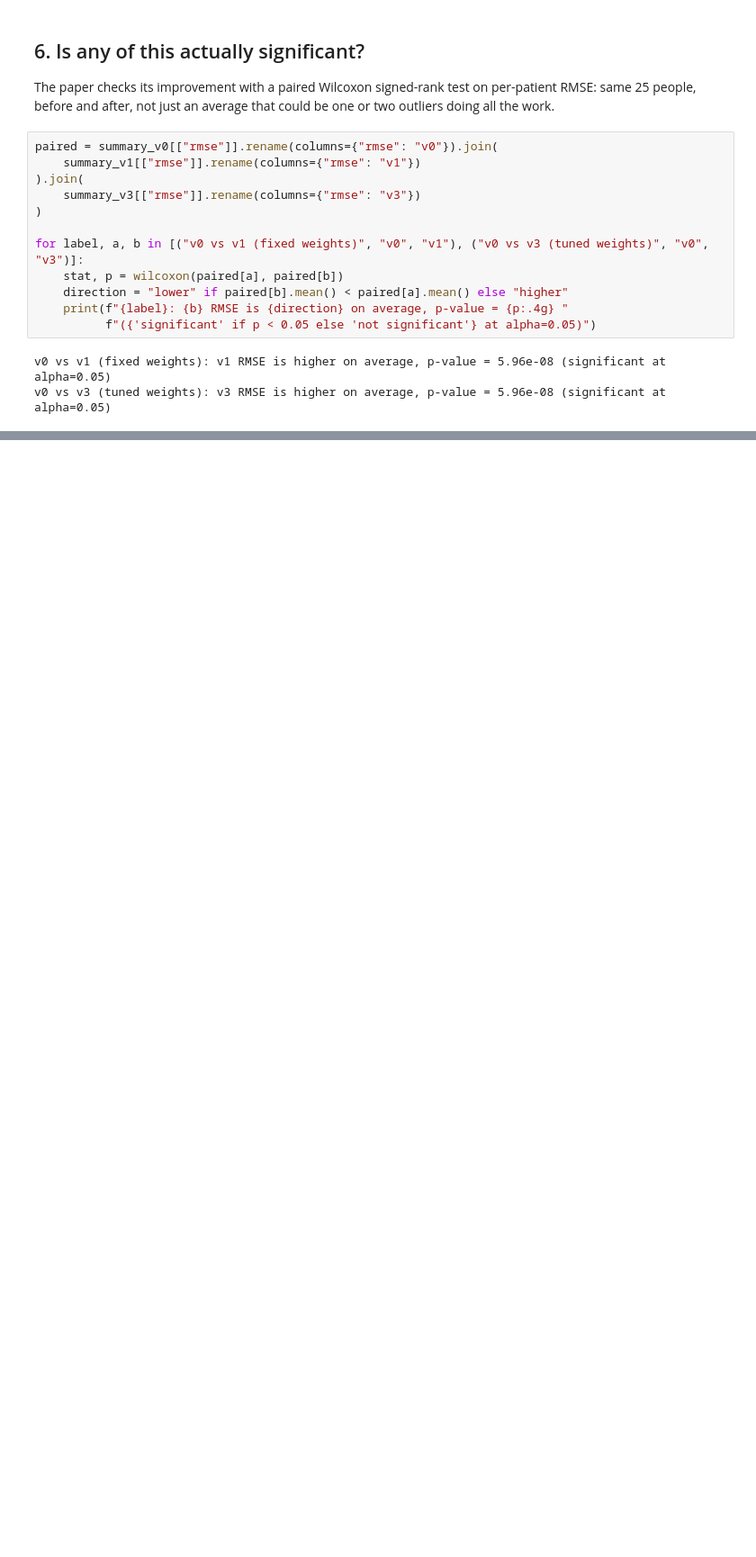
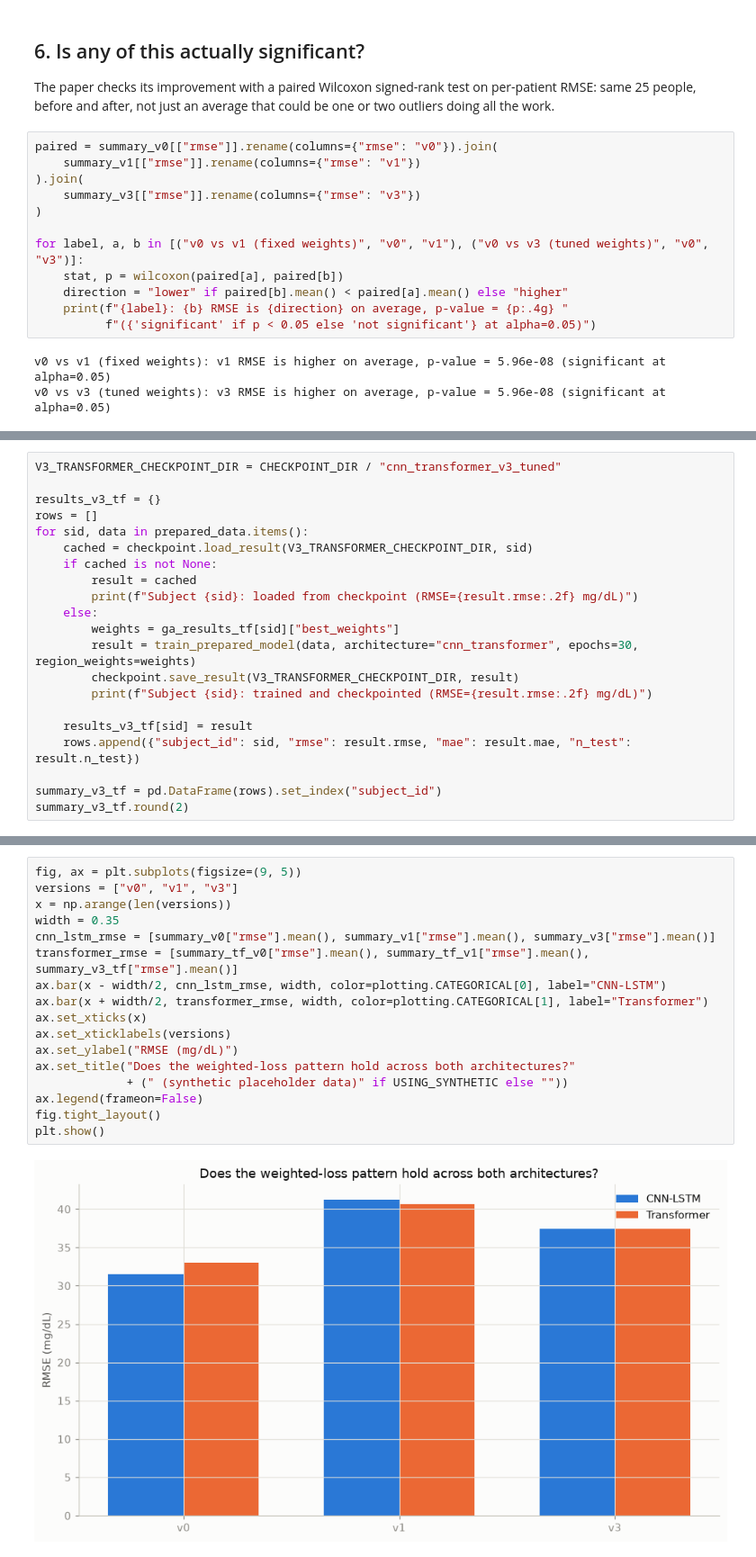
Before and after one commit to TomerWeissman/azt1d-analysis, a Jupyter notebook: notebooks/05_glimmer_v3_full_replication.ipynb, the cells around one changed output, grey strips where cells are left out. Shown at 90% size. Saved outputs shown, nothing was run; the diff lists cells and outputs as text; blank space fills up the shorter version.

```diff
--- a/notebooks/05_glimmer_v3_full_replication.ipynb
+++ b/notebooks/05_glimmer_v3_full_replication.ipynb
@@ -372,0 +430,21 @@ v0 vs v3 (tuned weights): v3 RMSE is higher on average, p-value = 5.96e-08 (sign
+# %%
+V3_TRANSFORMER_CHECKPOINT_DIR = CHECKPOINT_DIR / "cnn_transformer_v3_tuned"
+
+results_v3_tf = {}
+rows = []
+for sid, data in prepared_data.items():
+    cached = checkpoint.load_result(V3_TRANSFORMER_CHECKPOINT_DIR, sid)
+    if cached is not None:
+        result = cached
+        print(f"Subject {sid}: loaded from checkpoint (RMSE={result.rmse:.2f} mg/dL)")
+    else:
+        weights = ga_results_tf[sid]["best_weights"]
+        result = train_prepared_model(data, architecture="cnn_transformer", epochs=30, region_weights=weights)
+        checkpoint.save_result(V3_TRANSFORMER_CHECKPOINT_DIR, result)
+        print(f"Subject {sid}: trained and checkpointed (RMSE={result.rmse:.2f} mg/dL)")
+
+    results_v3_tf[sid] = result
+    rows.append({"subject_id": sid, "rmse": result.rmse, "mae": result.mae, "n_test": result.n_test})
+
+summary_v3_tf = pd.DataFrame(rows).set_index("subject_id")
+summary_v3_tf.round(2)
@@ -372,0 +505,19 @@ v0 vs v3 (tuned weights): v3 RMSE is higher on average, p-value = 5.96e-08 (sign
+# %%
+fig, ax = plt.subplots(figsize=(9, 5))
+versions = ["v0", "v1", "v3"]
+x = np.arange(len(versions))
+width = 0.35
+cnn_lstm_rmse = [summary_v0["rmse"].mean(), summary_v1["rmse"].mean(), summary_v3["rmse"].mean()]
+transformer_rmse = [summary_tf_v0["rmse"].mean(), summary_tf_v1["rmse"].mean(), summary_v3_tf["rmse"].mean()]
+ax.bar(x - width/2, cnn_lstm_rmse, width, color=plotting.CATEGORICAL[0], label="CNN-LSTM")
+ax.bar(x + width/2, transformer_rmse, width, color=plotting.CATEGORICAL[1], label="Transformer")
+ax.set_xticks(x)
+ax.set_xticklabels(versions)
+ax.set_ylabel("RMSE (mg/dL)")
+ax.set_title("Does the weighted-loss pattern hold across both architectures?"
+             + (" (synthetic placeholder data)" if USING_SYNTHETIC else ""))
+ax.legend(frameon=False)
+fig.tight_layout()
+plt.show()
+# %% [output]
+[figure, added]
```
Also changed, not shown: parts of 12 cells of this notebook, 1 other file.
